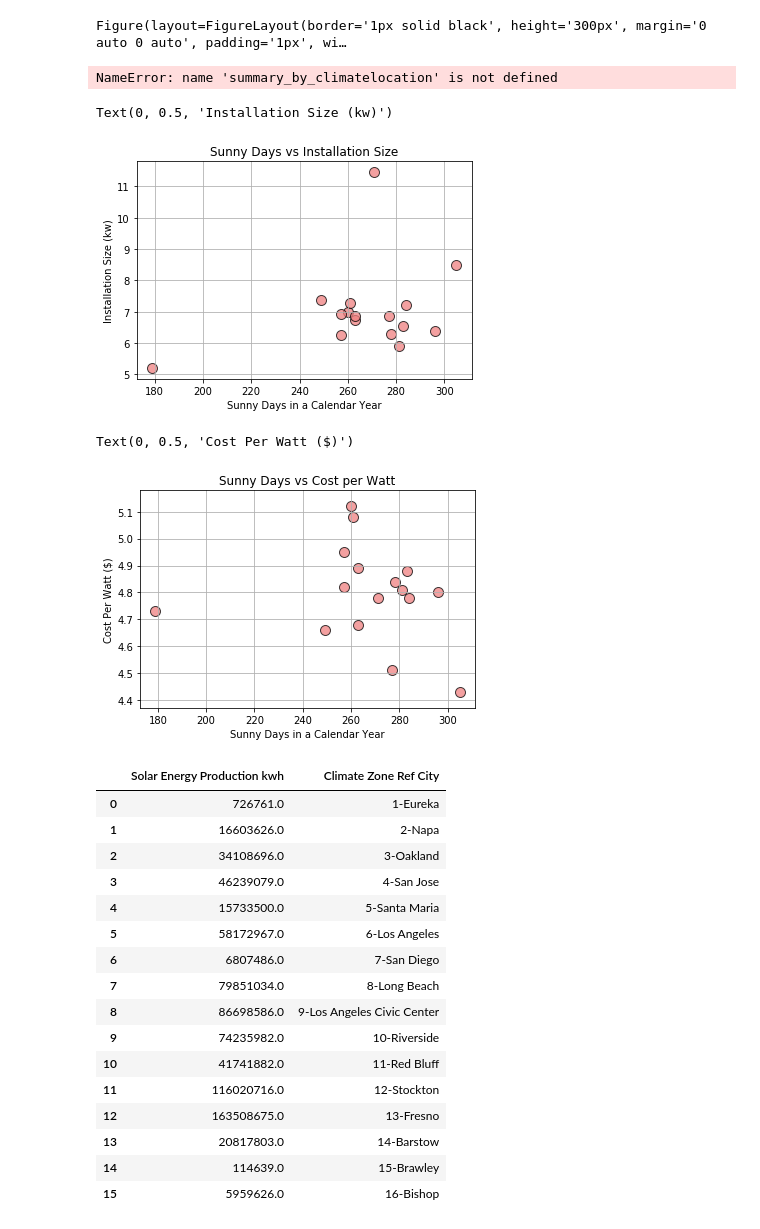
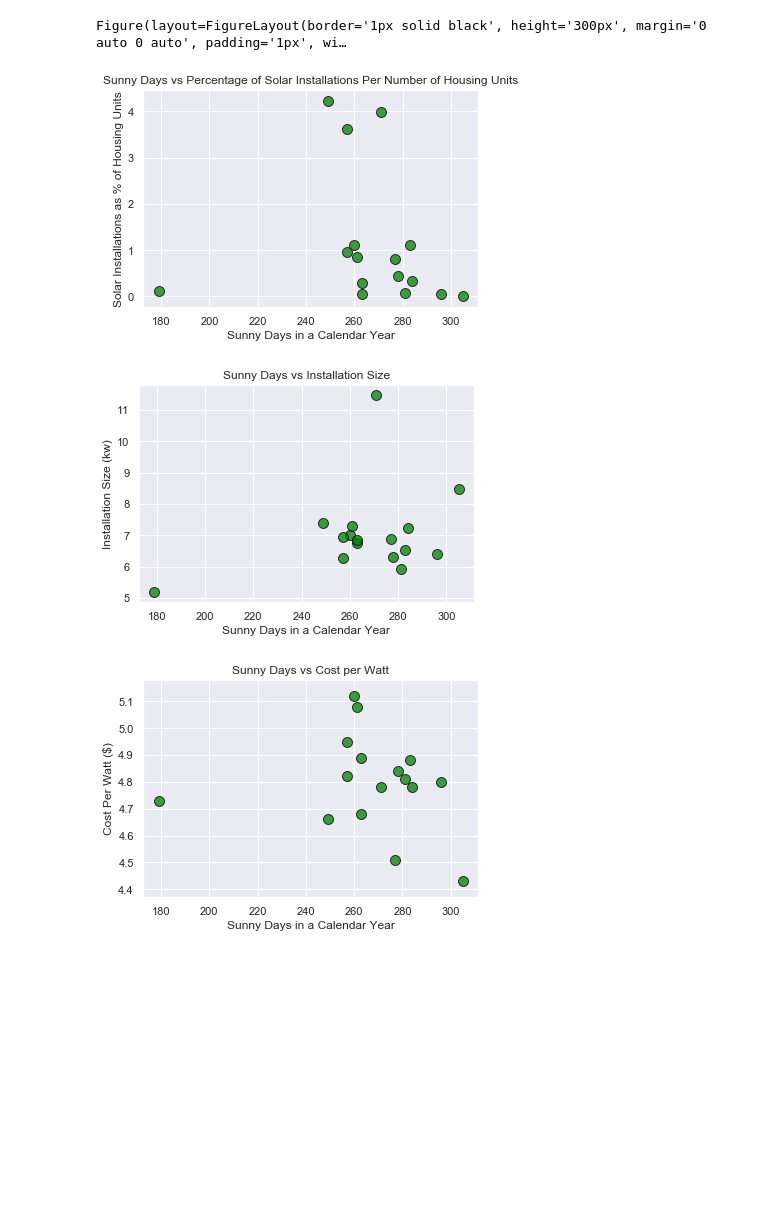
Before and after one commit to dylanmkaiser/Project1, a Jupyter notebook: open_pv_california_2015-V4.ipynb, the cells around one changed output. Cells and saved outputs as stored; diff of their text form; code cells hidden in the pictures; blank space fills up the shorter version.

```diff
--- a/open_pv_california_2015-V4.ipynb
+++ b/open_pv_california_2015-V4.ipynb
@@ -263,44 +347,55 @@ fig1
 # %% [output]
 Figure(layout=FigureLayout(border='1px solid black', height='300px', margin='0 auto 0 auto', padding='1px', wi…
 # %%
-#2 HYPOTHESIS:  CLIMATE ZONES WITH MORE SUNNY DAYS WILL HAVE A HIGHER PERCENTAGE OF SOLAR INSTALLATIONS
+#4 HYPOTHESIS:  CLIMATE ZONES WITH MORE SUNNY DAYS WILL HAVE A HIGHER PERCENTAGE OF SOLAR INSTALLATIONS
 # PER NUMBER OF HOUSING UNITS
 # GRAPH 4:  CLIMATE ZONES SUNNY DAYS VS. NORMALIZED INSTALLATIONS
+
+sns.set()
+
 sunny_days = summary_by_climatelocation["Sunny Days"]
-plt.scatter(sunny_days, ratio_install_housing, marker="o", facecolors="lightcoral", edgecolors="black",
+plt.scatter(sunny_days, ratio_install_housing, marker="o", facecolors="green", edgecolors="black",
             alpha=0.75, label='x', linewidth = 1, s = 100)
-plt.grid()
+
 plt.title("Sunny Days vs Percentage of Solar Installations Per Number of Housing Units")
 plt.xlabel("Sunny Days in a Calendar Year")
 plt.ylabel("Solar Installations as % of Housing Units")
-# STATISTIC TEST HERE
+
+plt.savefig("SunnyDaysVSNumberHousing.png")
 # %% [output]
-NameError: name 'summary_by_climatelocation' is not defined
+[figure, added]
 # %%
 #3 HYPOTHESIS:  CLIMATE ZONES WITH MORE SUNNY DAYS WILL HAVE SMALLER SOLAR INSTALLATIONS
 # GRAPH 5: CLIMATE ZONES SUNNY DAYS VS INSTALLATION SIZE
+
+sns.set()
+
 install_size = summary_by_climatelocation["System Size kw"]
-plt.scatter(sunny_days, install_size, marker="o", facecolors="lightcoral", edgecolors="black",
+plt.scatter(sunny_days, install_size, marker="o", facecolors="green", edgecolors="black",
             alpha=0.75, label='x', linewidth = 1, s = 100)
-plt.grid()
+
 plt.title("Sunny Days vs Installation Size")
 plt.xlabel("Sunny Days in a Calendar Year")
 plt.ylabel("Installation Size (kw)")
-# STATISTIC TEST HERE
+
+plt.savefig("SunnyDaysVSSystemSize.png")
 # %% [output]
-Text(0, 0.5, 'Installation Size (kw)')
-[figure, old version]
+[figure, new version]
 # %%
 #4 HYPOTHESIS:  CLIMATE ZONES WITH MORE SUNNY DAYS WILL HAVE A LOWER COST PER WATT FOR SOLAR INSTALLATIONS
 
 # GRAPH 6:  CLIMATE ZONES SUNNY DAYS VS COST PER WATT
+
+sns.set()
+
 cost_per_watt = summary_by_climatelocation["Cost Per Watt"]
-plt.scatter(sunny_days, cost_per_watt, marker="o", facecolors="lightcoral", edgecolors="black",
+plt.scatter(sunny_days, cost_per_watt, marker="o", facecolors="green", edgecolors="black",
             alpha=0.75, label='x', linewidth = 1, s = 100)
-plt.grid()
+
 plt.title("Sunny Days vs Cost per Watt")
 plt.xlabel("Sunny Days in a Calendar Year")
 plt.ylabel("Cost Per Watt ($)")
+
+plt.savefig("SunnyDaysVSCostWatt.png")
 # %% [output]
-Text(0, 0.5, 'Cost Per Watt ($)')
-[figure, old version]
+[figure, new version]
@@ -307,33 +404,6 @@ Text(0, 0.5, 'Cost Per Watt ($)')
 # %%
 #DATAFRAME ON CALCULATIONS ON GREENHOUSE EMMISSIONS AND THE IMPACT
 #Calculating greenhouse emmissions Electricity: (VARIABLE) kWh per home × 998 lbs CO2 per megawatt-hour generated × (1/(1-0.071)) MWh generated/MWh delivered × 1 MWh/1,000 kWh × 1 metric ton/2,204.6 lb = 5.734 metric tons CO2/home
-
-co2_comparison=summary_by_climatelocation.drop(["System Size kw", "Cost Per Watt", "Climate Location Zone",
-                                                "Housing Units", "Ratio of Intallations:Housing Units", "Reference City",
-                                                "Sunny Days", "Highest Temp Rec", "Lowest Temp Rec", "Latitude", "Longitude",
-                                                "Elevation", "Heating Degree Days", "Cooling Degree Days", "Population Size",
-                                                "Electricity (Not Solar) Production Millions of kWh (GWh)" ], axis=1)
-
-co2_comparison=co2_comparison[["Climate Zone Ref City","PV Installations","Solar Energy Production kwh" ]]
-co2_comparison
-# %% [output]
-|  | Solar Energy Production kwh | Climate Zone Ref City |
-| 0 | 726761.0 | 1-Eureka |
-| 1 | 16603626.0 | 2-Napa |
-| 2 | 34108696.0 | 3-Oakland |
-| 3 | 46239079.0 | 4-San Jose |
-| 4 | 15733500.0 | 5-Santa Maria |
-| 5 | 58172967.0 | 6-Los Angeles |
-| 6 | 6807486.0 | 7-San Diego |
-| 7 | 79851034.0 | 8-Long Beach |
-| 8 | 86698586.0 | 9-Los Angeles Civic Center |
-| 9 | 74235982.0 | 10-Riverside |
-| 10 | 41741882.0 | 11-Red Bluff |
-| 11 | 116020716.0 | 12-Stockton |
-| 12 | 163508675.0 | 13-Fresno |
-| 13 | 20817803.0 | 14-Barstow |
-| 14 | 114639.0 | 15-Brawley |
-| 15 | 5959626.0 | 16-Bishop |
 # %%
 #AMOUNT OF GREENHOUSE EMISSIONS
 greenhousefactor=0.000487287
```
Also changed, not shown: parts of 10 cells of this notebook.
